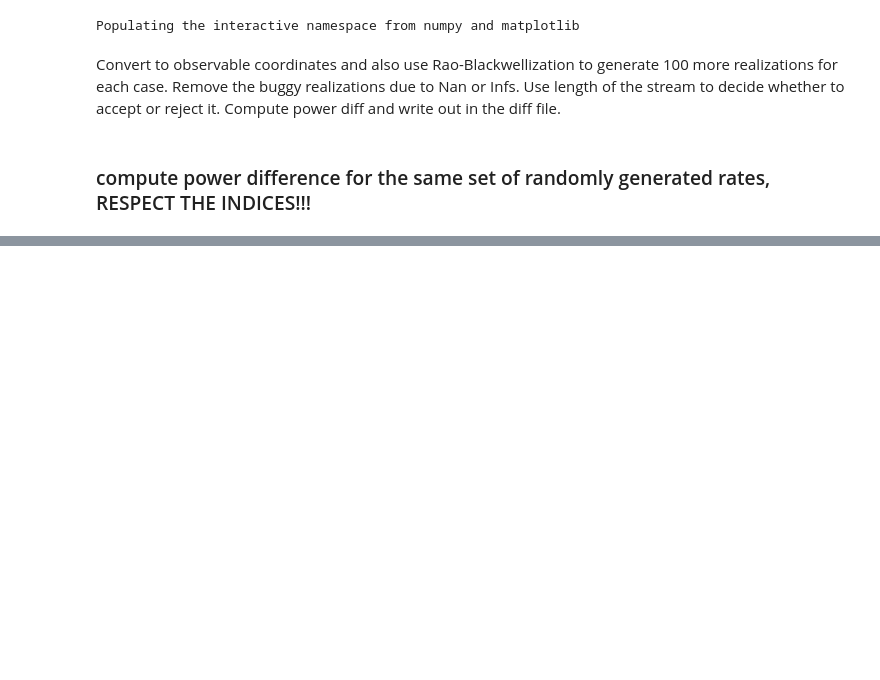
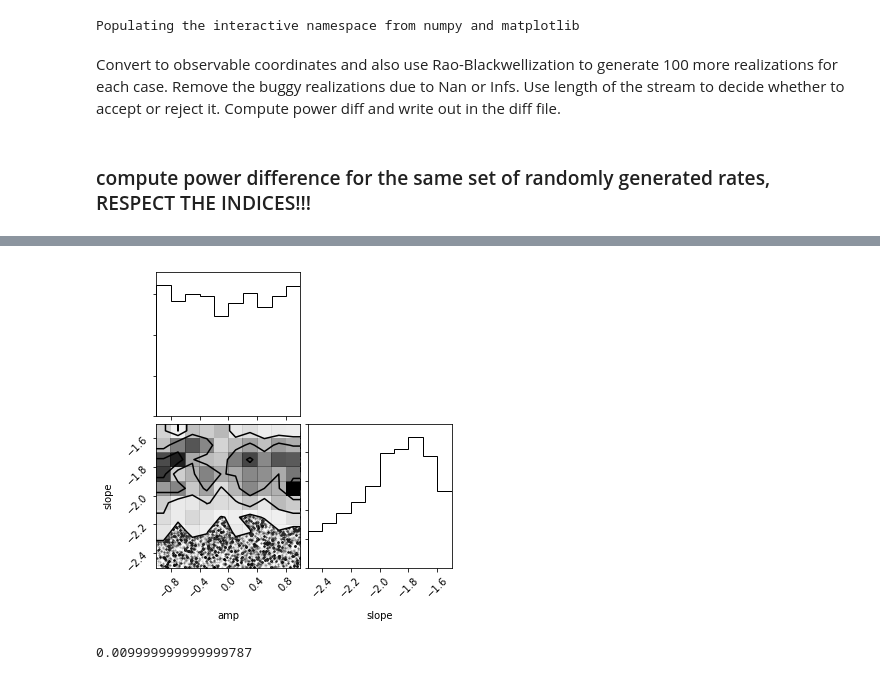
Before and after one commit to nbanik/Analyze_GD-1, a Jupyter notebook: ABC.ipynb, the cells around one changed output, grey strips where cells are left out. Drawn from its saved outputs; the diff is of its cells as text; code cells hidden in the pictures; blank space fills up the shorter version.

```diff
--- a/ABC.ipynb
+++ b/ABC.ipynb
@@ -1024,0 +1320,8 @@ figure = corner.corner(data1,labels=[r'x$_{1}$',r'x$_{2}$',r'x$_{3}$',r'x$_{4}$'
+# %%
+import corner
+
+data1 = np.array([accepted_amp,accepted_slope]).transpose()
+figure = corner.corner(data1,labels=[r'amp',r'slope'],bins=10)
+#savefig("ABC_corner_plot.pdf")
+# %% [output]
+[figure, added]
@@ -1024,0 +1377,6 @@ figure = corner.corner(data1,labels=[r'x$_{1}$',r'x$_{2}$',r'x$_{3}$',r'x$_{4}$'
+# %%
+xxs= numpy.linspace(-2.5,-1.5,101)
+
+print (xxs[1]-xxs[0])
+# %% [output]
+0.009999999999999787
```
Also changed, not shown: parts of 13 cells of this notebook.
